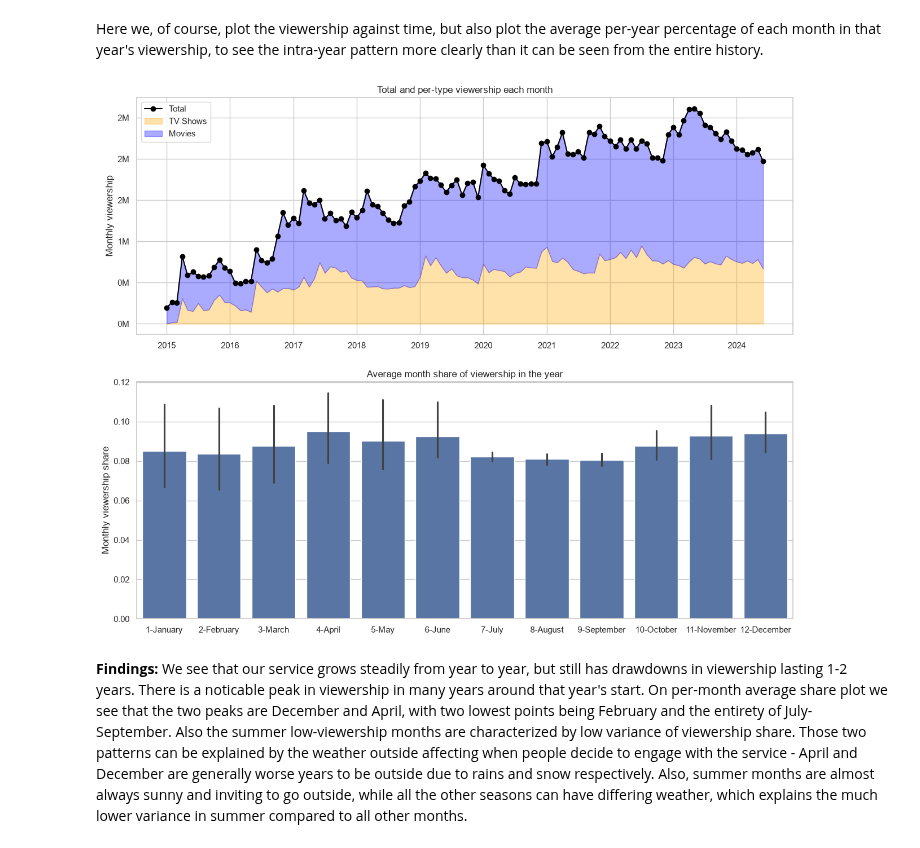
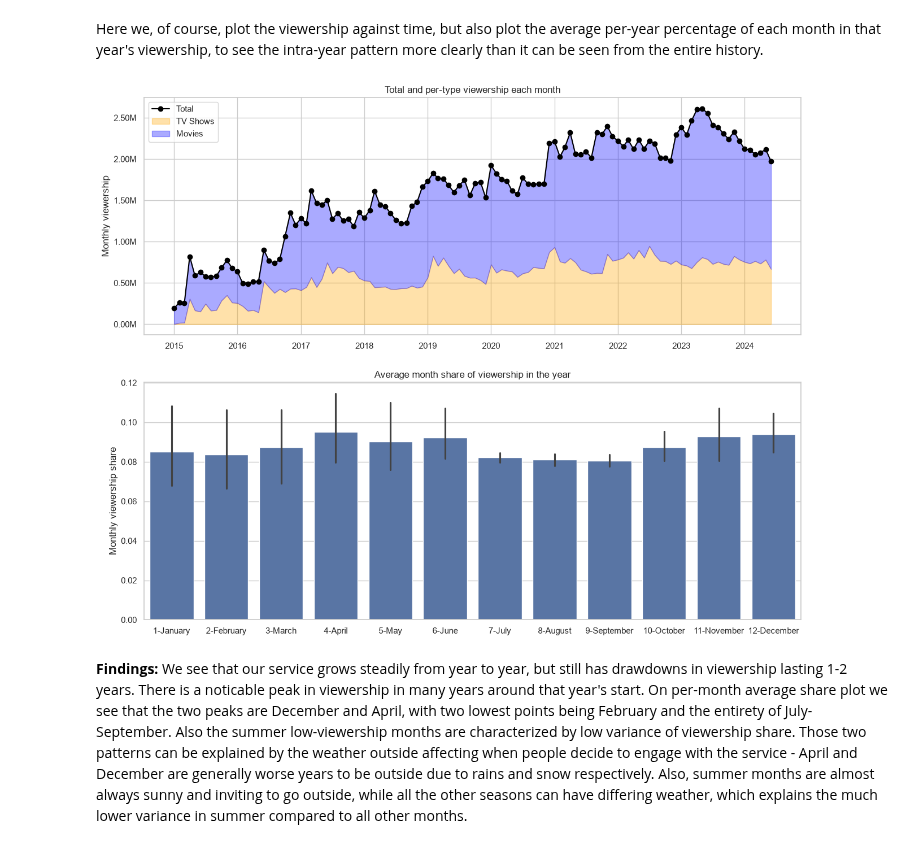
Before and after one commit to sysakm/movie_analytics_da_2026, a Jupyter notebook: starter_notebook.ipynb, the cells around one changed output. Cells and saved outputs as stored; diff of their text form; code cells hidden in the pictures.

```diff
--- a/starter_notebook.ipynb
+++ b/starter_notebook.ipynb
@@ -1862,35 +1862,35 @@ cur_df = cur_df.groupby(['type', 'month'])['views'].sum().unstack(level=0)
 month_num_df = cur_df.reset_index()
 month_num_df['year'] = month_num_df['month'].dt.year
 month_num_df['month_name'] = month_num_df['month'].dt.month_name()
 month_num_df['month'] = month_num_df['month'].dt.month.astype(str) + '-' + month_num_df['month_name']
 month_num_df['Total'] = month_num_df['TV Show'] + month_num_df['Movie']
 month_num_df['month_share'] = month_num_df['Total'] / month_num_df.groupby('year')['Total'].transform('sum')
 
 fig, axes = plt.subplots(2, 1, figsize=(15, 12))
 
 axes[0].plot(cur_df.index, cur_df.sum(axis=1), color='black', label='Total', marker='o')
 axes[0].fill_between(cur_df.index, [0]*len(cur_df), cur_df['TV Show'], color='orange', alpha=0.333, label='TV Shows')
 axes[0].fill_between(cur_df.index, cur_df['TV Show'], cur_df.sum(axis=1), color='blue', alpha=0.333, label='Movies')
 axes[0].legend()
 axes[0].set_ylabel('Monthly viewership')
 axes[0].set_title('Total and per-type viewership each month')
-formatter = ticker.FuncFormatter(lambda x, _: f"{x * 1e-6:.0f}M")
+formatter = ticker.FuncFormatter(lambda x, _: f"{x * 1e-6:.2f}M")
 axes[0].yaxis.set_major_formatter(formatter)
 
 sns.barplot(month_num_df, x='month', y='month_share', ax=axes[1])
 axes[1].set_xlabel('')
 axes[1].set_ylabel('Monthly viewership share')
 axes[1].set_title('Average month share of viewership in the year')
 
 plt.savefig(
     f'{folder_path}/q16.png',
     dpi=300,
     bbox_inches='tight',
     transparent=False
 )
 plt.show()
 # %% [output]
-[figure, old version]
+[figure, new version]
 # %% [markdown]
 **Findings:** We see that our service grows steadily from year to year, but still has drawdowns in viewership lasting 1-2 years. There is a noticable peak in viewership in many years around that year's start. On per-month average share plot we see that the two peaks are December and April, with two lowest points being February and the entirety of July-September. Also the summer low-viewership months are characterized by low variance of viewership share. Those two patterns can be explained by the weather outside affecting when people decide to engage with the service - April and December are generally worse years to be outside due to rains and snow respectively. Also, summer months are almost always sunny and inviting to go outside, while all the other seasons can have differing weather, which explains the much lower variance in summer compared to all other months.
 # %% [markdown]
```
Also changed, not shown: parts of 3 cells of this notebook, 3 other files.
